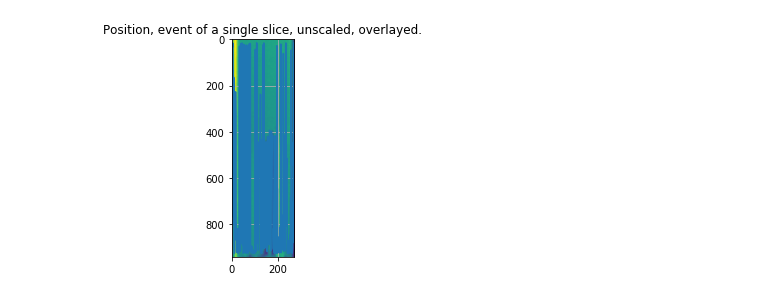
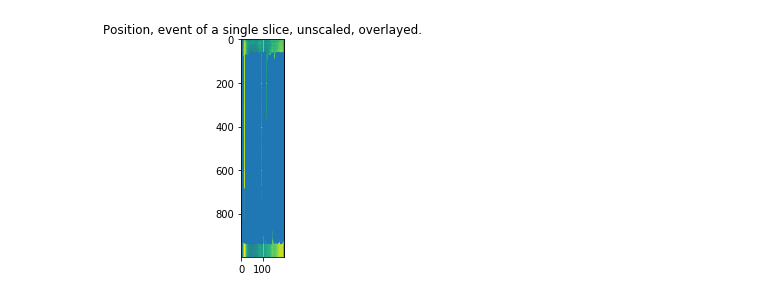
Before and after one commit to cemel-jhu/PSB-Image-Processing, a Jupyter notebook: PSM_Processing.ipynb, the cells around one changed output. Saved outputs shown, nothing was run; the diff lists cells and outputs as text; code cells hidden in the pictures.

```diff
--- a/PSM_Processing.ipynb
+++ b/PSM_Processing.ipynb
@@ -42,7 +50,7 @@ times = []
 
 # Run specific variables
 experiment = (
-    32
+    24
 )  # The experiment number. Images for this experiment should be in folder {experiment}/
 band = 8  # The band to examine within the experiment
 export_gifs = True  # Whether gifs should be exported
@@ -574,11 +612,12 @@ def velocity_profile(
 # %%
 """Examine profiles for select slice."""
 if interactive and not imported:
-    scaled_profile, profile = velocity_profile(s, sigma=sigma, cube=cube, lengths=lengths)
-    plt.title("Position, event of a single slice, unscaled, overlayed.")
-    plt.plot(*profile)
-    plt.imshow(smoothed)
-    plt.grid()
-    plt.show()
+  scaled_profile, profile = velocity_profile(
+      s, sigma=sigma, cube=cube, lengths=lengths)
+  plt.title("Position, event of a single slice, unscaled, overlayed.")
+  plt.plot(*profile)
+  plt.imshow(smoothed)
+  plt.grid()
+  plt.show()
 # %% [output]
-[figure, old version]
+[figure, new version]
```
Also changed, not shown: parts of 30 cells of this notebook.
